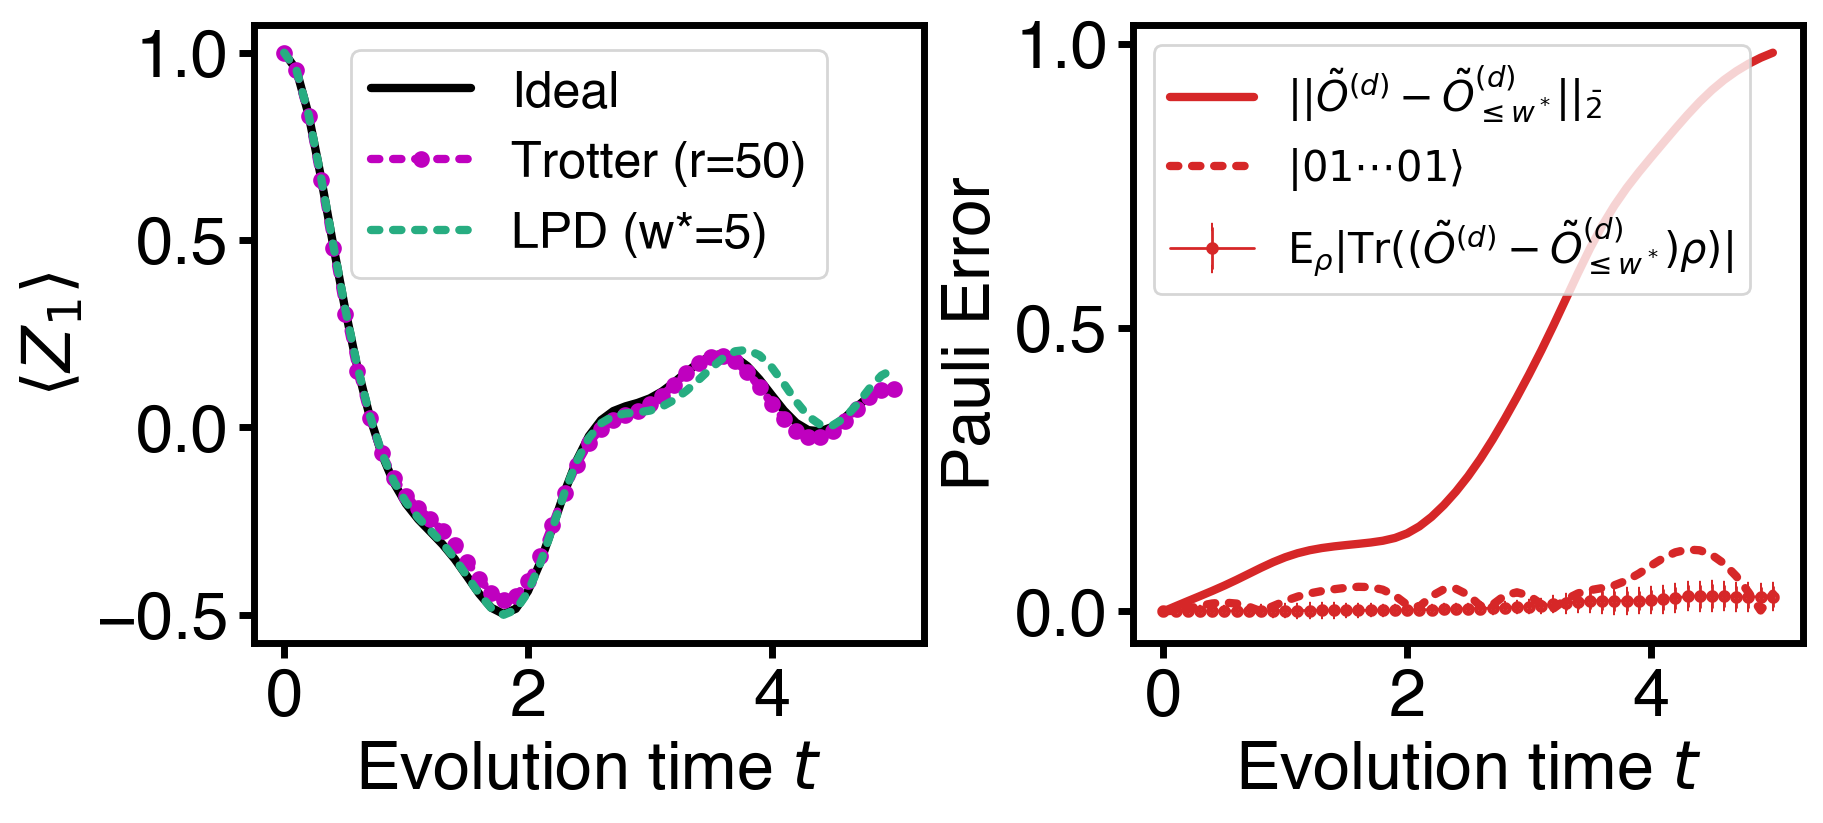
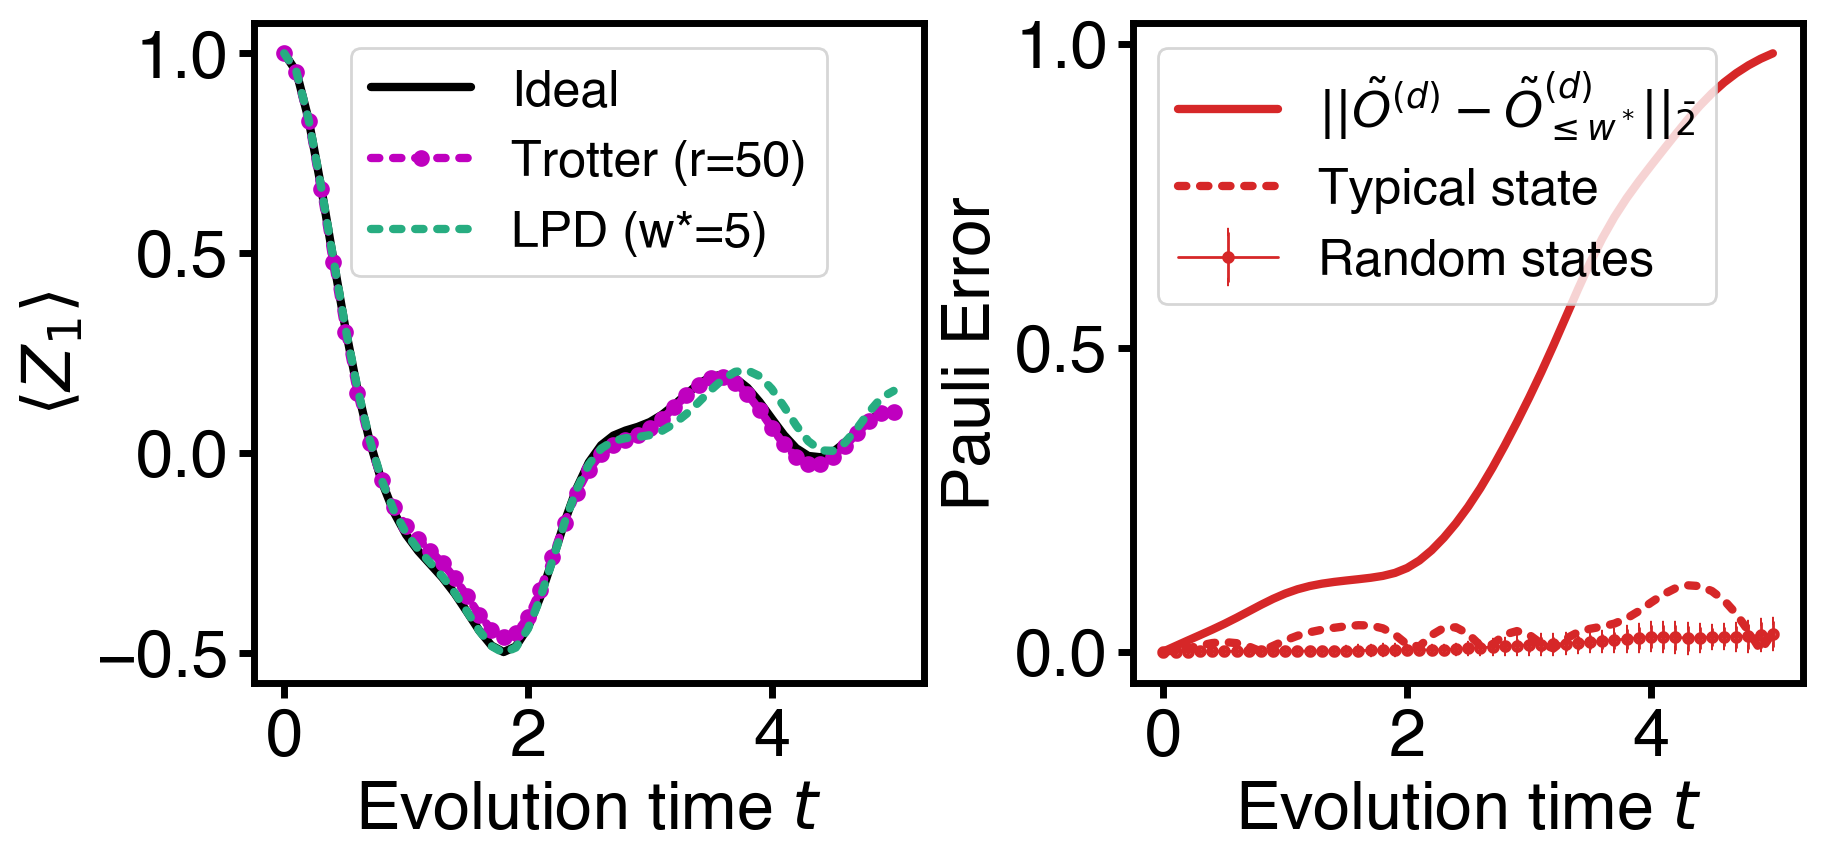
The notebook cell's code change between the first figure and the second:
--- before
+++ after
@@ -6,5 +6,5 @@
 # colors = plt.cm.plasma(np.linspace(0.3, 0.9, n))
 
-fig, axes = plt.subplots(1, 2, figsize=(9, 4), layout='constrained') 
+fig, axes = plt.subplots(1, 2, figsize=(9, 4.2), layout='constrained') 
 axes[0].plot(t_dense_list, ideal_expvals, '-', label='Ideal', c='k')
 axes[0].plot(t_list, trott_expvals, ':.', label=f'Trotter (r={r})', c="m", ms=6)
@@ -15,9 +15,15 @@
 axes[0].legend(loc='upper center', fontsize=18, ncol=1)
 # axes[0,0].set_title(rf'{H_model}, n={n}, t={t}, r={r}, init={init_state_str[:2]}')
+# plt.rcParams["text.usetex"] = False
 
 axes[1].plot(t_list, pauli_diff_fnorm, '-', label=r'$||\tilde{O}^{(d)}-\tilde{O}^{(d)}_{\leq  w^*}||_{\bar{2}}$', c='tab:red')
-axes[1].errorbar(t_list, np.array(expvals_pauli_diff).mean(axis=1), yerr=np.array(expvals_pauli_diff).std(axis=1), fmt='.-', label=r'$\mathbb{\text{E}}_{\rho}|\text{Tr}((\tilde{O}^{(d)}-\tilde{O}^{(d)}_{\leq w^*})\rho)|$', c='tab:red', capsize=0.5, lw=1, ms=3)
-axes[1].plot(t_list, abs(trott_expvals-res), ':', label=r'$|01\cdots 01\rangle $', c='tab:red')
-axes[1].set_ylabel(rf'Pauli Error'); axes[1].legend(loc='upper left', fontsize='small')
+# axes[1].plot(t_list, pauli_diff_fnorm, '-', label=r'Bound $||\tilde{O}^{(d)}-\tilde{O}^{(d)}_{\leq  w^*}||_{\bar{2}}$', c='tab:red')
+# axes[1].errorbar(t_list, np.array(expvals_pauli_diff).mean(axis=1), yerr=np.array(expvals_pauli_diff).std(axis=1), fmt='.-', label=r'$\mathbb{\text{E}}_{\rho}|\text{Tr}((\tilde{O}^{(d)}-\tilde{O}^{(d)}_{\leq w^*})\rho)|$', c='tab:red', capsize=0.5, lw=1, ms=3)
+axes[1].errorbar(t_list, np.array(expvals_pauli_diff).mean(axis=1), yerr=np.array(expvals_pauli_diff).std(axis=1), fmt='.-', label=r'Random states', c='tab:red', capsize=0.5, lw=1, ms=3)
+axes[1].plot(t_list, abs(trott_expvals-res), ':', label=r'Typical state', c='tab:red')
+# axes[1].plot(t_list, abs(trott_expvals-res), ':', label=r'$|\langle\psi_0 |(\tilde{O}^{(d)}-\tilde{O}^{(d)}_{\leq w^*})|\psi_0\rangle|$', c='tab:red')
+# axes[1].plot(t_list, abs(trott_expvals-res), ':', label=r'$|01\cdots 01\rangle $', c='tab:red')
+axes[1].set_ylabel(rf'Pauli Error'); axes[1].legend(loc='upper left', fontsize=18)
+# axes[1].legend(loc='upper left', fontsize='small')
 axes[1].set_xlabel(rf'Evolution time $t$'); 
 

Commit: move to legacy